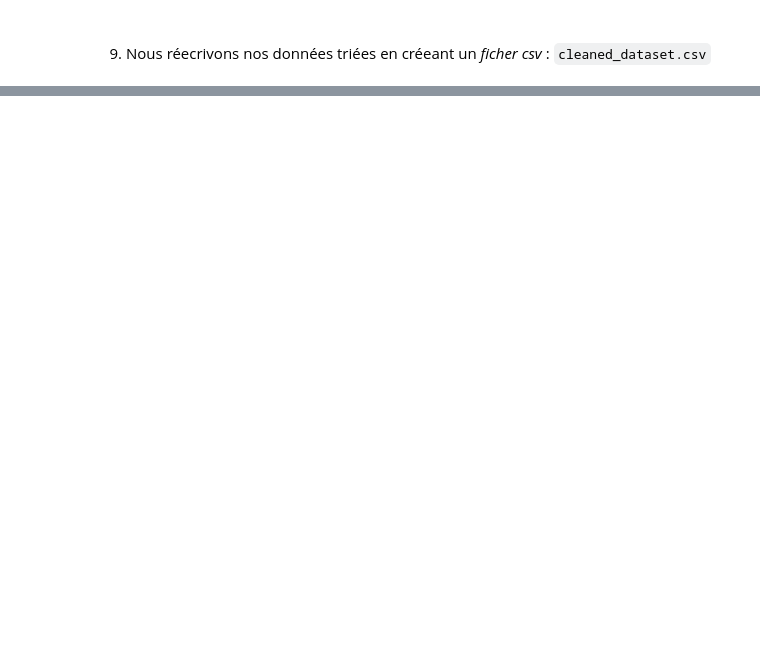
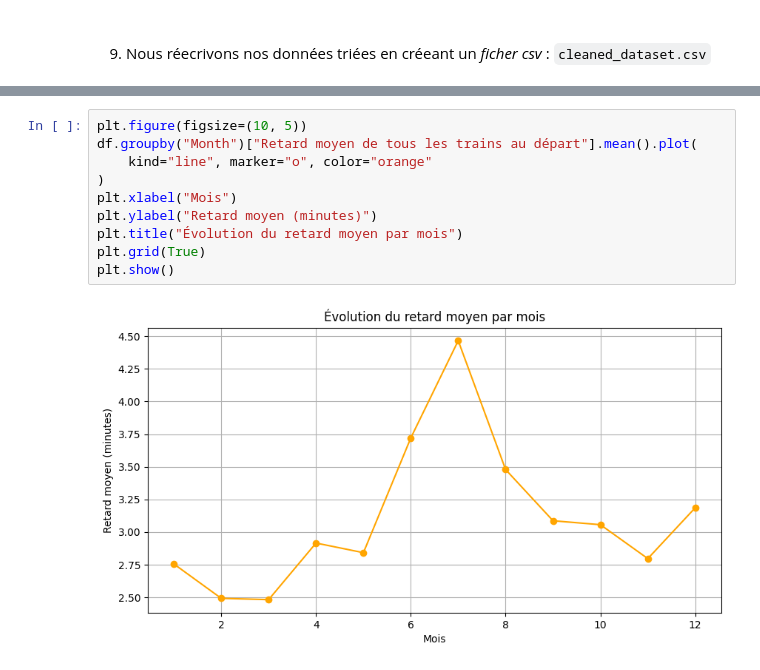
Before and after one commit to louispouillet/Etardis, a Jupyter notebook: tardis_eda.ipynb, the cells around one changed output, grey strips where cells are left out. Saved outputs shown, nothing was run; the diff lists cells and outputs as text; blank space fills up the shorter version.

```diff
--- a/tardis_eda.ipynb
+++ b/tardis_eda.ipynb
@@ -144,0 +252,12 @@ df.describe()
+# %%
+plt.figure(figsize=(10, 5))
+df.groupby("Month")["Retard moyen de tous les trains au départ"].mean().plot(
+    kind="line", marker="o", color="orange"
+)
+plt.xlabel("Mois")
+plt.ylabel("Retard moyen (minutes)")
+plt.title("Évolution du retard moyen par mois")
+plt.grid(True)
+plt.show()
+# %% [output]
+[figure, added]
```
Also changed, not shown: parts of 14 cells of this notebook.
